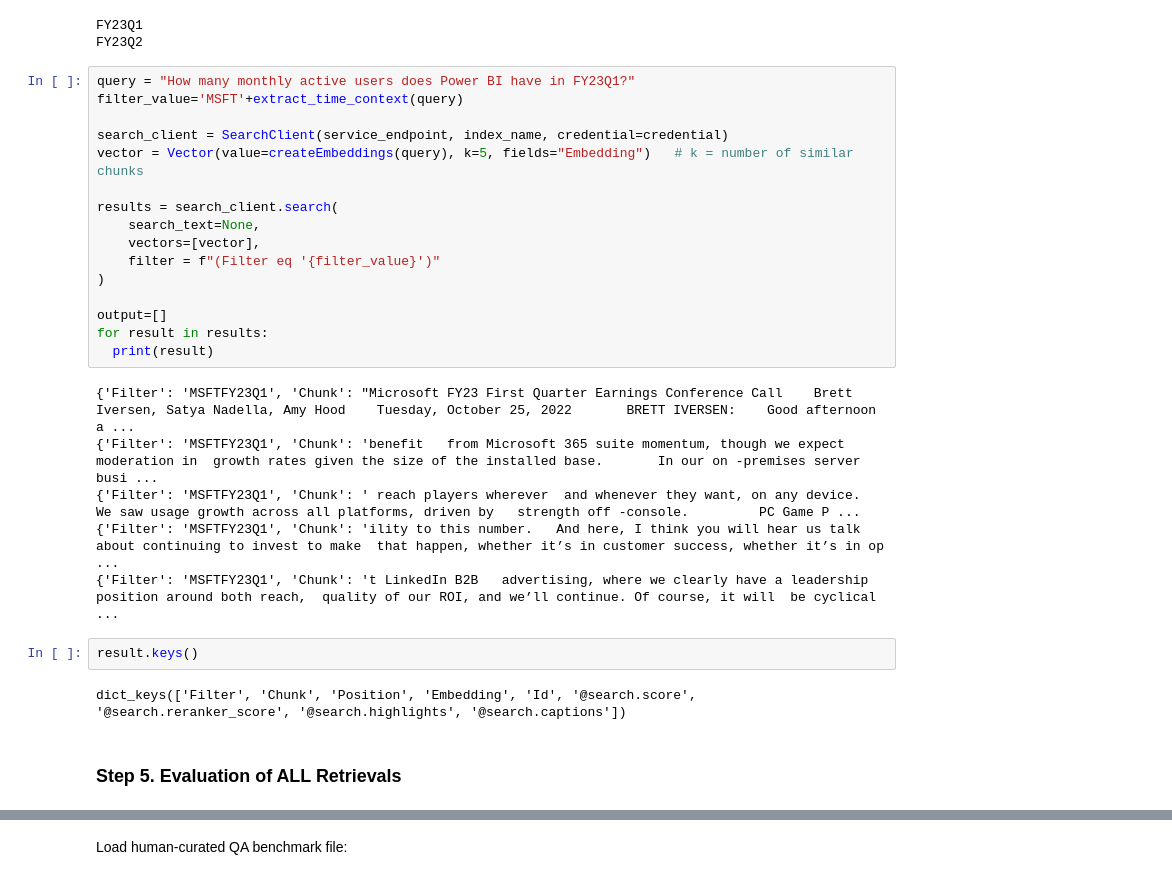
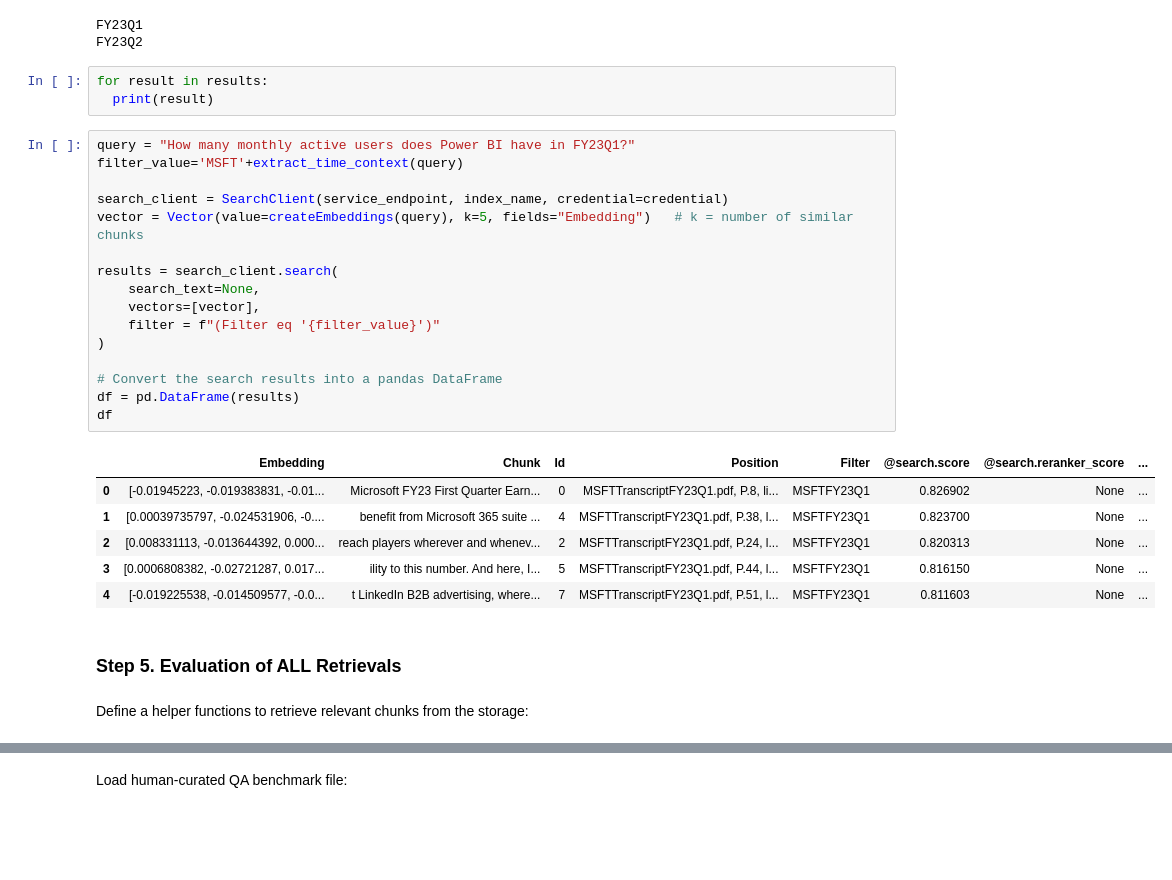
Before and after one commit to microsoft/appliedai-rag101, a Jupyter notebook: rag_skills/samples/financial_transcripts/tutorial-only.ipynb, the cells around one changed output, grey strips where cells are left out. Cells and saved outputs as stored; diff of their text form; blank space fills up the shorter version.

```diff
--- a/rag_skills/samples/financial_transcripts/tutorial-only.ipynb
+++ b/rag_skills/samples/financial_transcripts/tutorial-only.ipynb
@@ -526,32 +522,34 @@ print(extract_time_context(sentence2))  # Output: FY23Q2
 # %% [output]
 FY23Q1
 FY23Q2
+# %%
+for result in results:
+  print(result)
 # %%
 query = "How many monthly active users does Power BI have in FY23Q1?"
 filter_value='MSFT'+extract_time_context(query)
 
 search_client = SearchClient(service_endpoint, index_name, credential=credential)
 vector = Vector(value=createEmbeddings(query), k=5, fields="Embedding")   # k = number of similar chunks
 
 results = search_client.search(
     search_text=None,
     vectors=[vector],
     filter = f"(Filter eq '{filter_value}')"
 )
 
-output=[]
-for result in results:
-  print(result)
+# Convert the search results into a pandas DataFrame
+df = pd.DataFrame(results)
+df
 # %% [output]
-{'Filter': 'MSFTFY23Q1', 'Chunk': "Microsoft FY23 First Quarter Earnings Conference Call    Brett Iversen, Satya Nadella, Amy Hood    Tuesday, October 25, 2022       BRETT IVERSEN:    Good afternoon a ...
-{'Filter': 'MSFTFY23Q1', 'Chunk': 'benefit   from Microsoft 365 suite momentum, though we expect moderation in  growth rates given the size of the installed base.       In our on -premises server busi ...
-{'Filter': 'MSFTFY23Q1', 'Chunk': ' reach players wherever  and whenever they want, on any device.        We saw usage growth across all platforms, driven by   strength off -console.         PC Game P ...
-{'Filter': 'MSFTFY23Q1', 'Chunk': 'ility to this number.   And here, I think you will hear us talk about continuing to invest to make  that happen, whether it’s in customer success, whether it’s in op ...
-{'Filter': 'MSFTFY23Q1', 'Chunk': 't LinkedIn B2B   advertising, where we clearly have a leadership position around both reach,  quality of our ROI, and we’ll continue. Of course, it will  be cyclical ...
+|  | Embedding | Chunk | Id | Position | Filter | @search.score | @search.reranker_score | ... |
+| 0 | [-0.01945223, -0.019383831, -0.01... | Microsoft FY23 First Quarter Earn... | 0 | MSFTTranscriptFY23Q1.pdf, P.8, li... | MSFTFY23Q1 | 0.826902 | None | ... |
+| 1 | [0.00039735797, -0.024531906, -0.... | benefit from Microsoft 365 suite ... | 4 | MSFTTranscriptFY23Q1.pdf, P.38, l... | MSFTFY23Q1 | 0.823700 | None | ... |
+| 2 | [0.008331113, -0.013644392, 0.000... | reach players wherever and whenev... | 2 | MSFTTranscriptFY23Q1.pdf, P.24, l... | MSFTFY23Q1 | 0.820313 | None | ... |
+| 3 | [0.0006808382, -0.02721287, 0.017... | ility to this number. And here, I... | 5 | MSFTTranscriptFY23Q1.pdf, P.44, l... | MSFTFY23Q1 | 0.816150 | None | ... |
+| 4 | [-0.019225538, -0.014509577, -0.0... | t LinkedIn B2B advertising, where... | 7 | MSFTTranscriptFY23Q1.pdf, P.51, l... | MSFTFY23Q1 | 0.811603 | None | ... |
-# %%
-result.keys()
-# %% [output]
-dict_keys(['Filter', 'Chunk', 'Position', 'Embedding', 'Id', '@search.score', '@search.reranker_score', '@search.highlights', '@search.captions'])
 # %% [markdown]
 ### Step 5. Evaluation of ALL Retrievals
+# %% [markdown]
+Define a helper functions to retrieve relevant chunks from the storage:
 # %%
```
Also changed, not shown: parts of 19 cells of this notebook, 1 other file.
